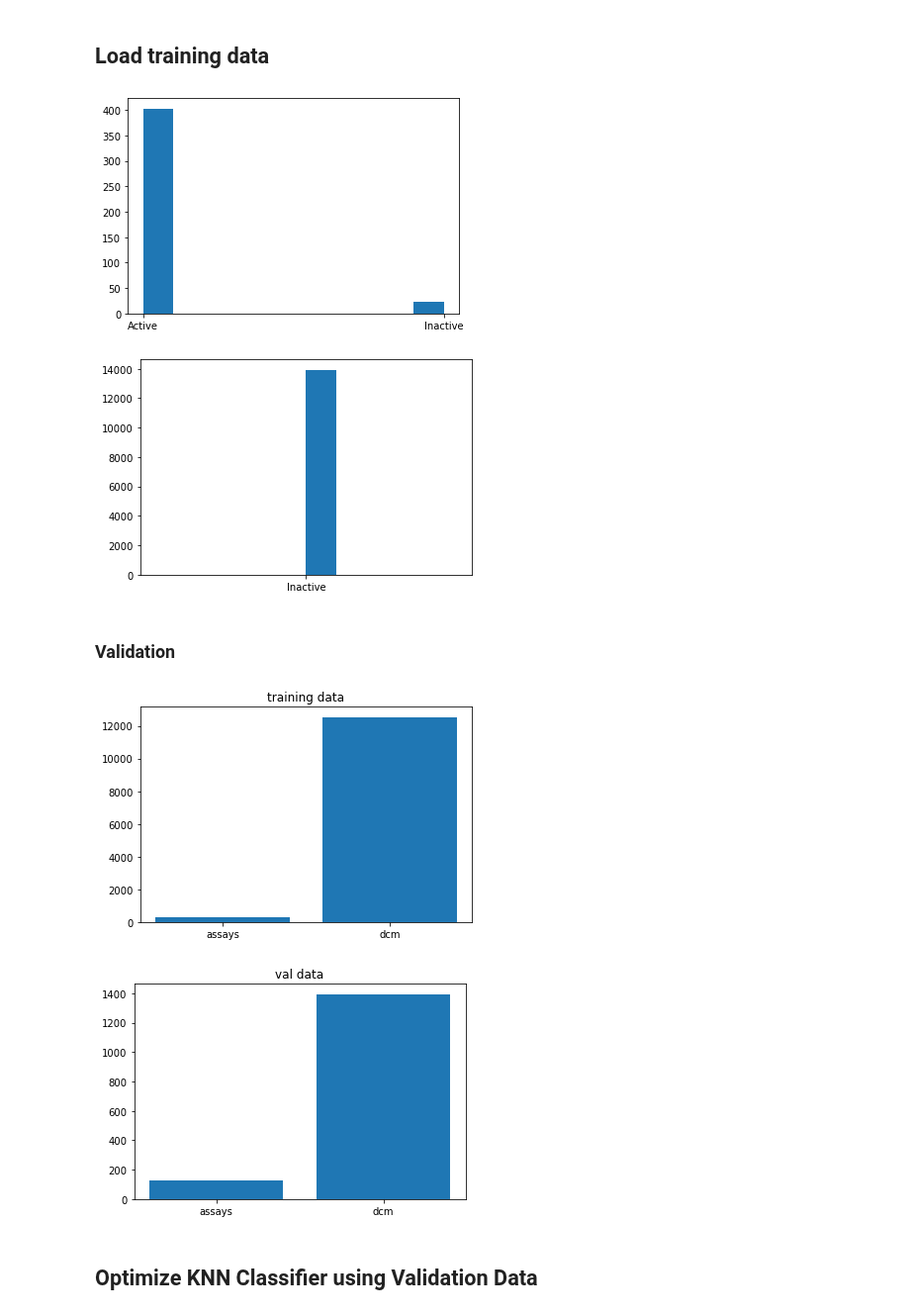
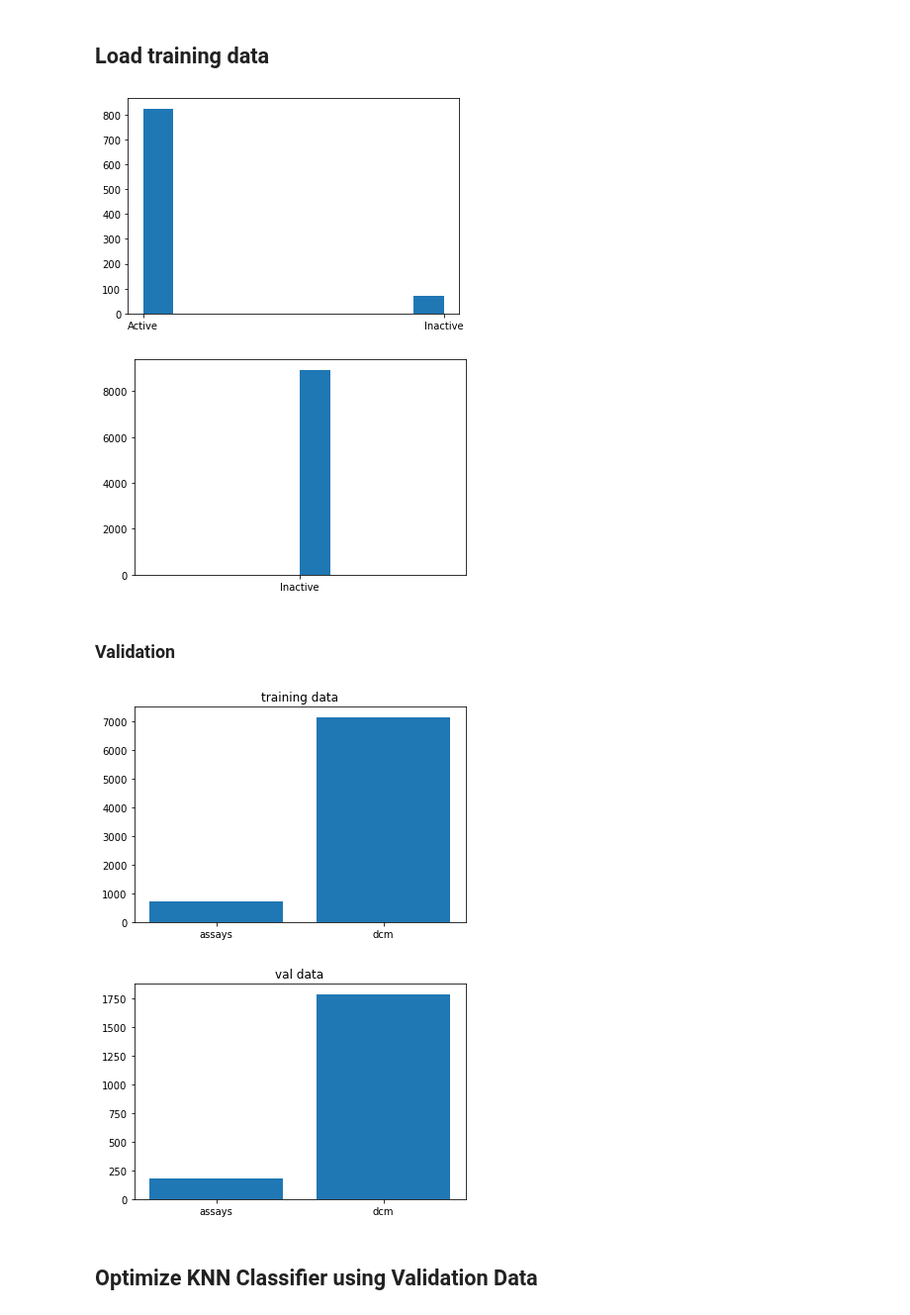
Before and after one commit to srensi/tmprss2, a Jupyter notebook: notebooks/knn.ipynb, the cells around one changed output. Shown at 99% size. Saved outputs shown, nothing was run; the diff lists cells and outputs as text; code cells hidden in the pictures.

```diff
--- a/notebooks/knn.ipynb
+++ b/notebooks/knn.ipynb
@@ -18,7 +18,6 @@ from tqdm.notebook import tqdm
 # training data:
 assays = pd.read_pickle('../processed_data/combined_dataset.pkl')
 assays = assays[assays.activity_target.isin(['Active', 'Inactive'])]  # get rid of any 'Inconclusive'
-assays = assays.dropna(subset=['acvalue_scaled_to_tmprss2'])  # only use data that could be scaled
 
 dcm = pd.read_pickle('../processed_data/DarkChemicalMatter_processed.pkl.gz')
 
@@ -34,39 +33,39 @@ X_assays = np.stack(assays.morgan_fingerprint)
 y_assays = assays.activity_target.values
 assays_hist = plt.hist(y_assays)
 # %% [output]
-[figure, old version]
+[figure, new version]
 # %%
-X_dcm = np.stack(dcm.sample(frac=.1).morgan_fingerprint)
+X_dcm = np.stack(dcm.sample(n=len(assays)*10).morgan_fingerprint)
 y_dcm = ['Inactive'] * len(X_dcm)
 dcm_hist = plt.hist(y_dcm)
 # %% [output]
-[figure, old version]
+[figure, new version]
 # %% [markdown]
 ### Validation
 # %%
 # make a validation set out of some of the assays and some of the dcm
-percent_test_assays = .3  # Make the val set a bit less skewed than the train set
-percent_test_dcm = .1    #
+percent_test_assays = .2  # Make the val set just as skewed as the train set
+percent_test_dcm = .2    #
 random_state = 3 # for reproducibility of train/val split
 
 train_X_assays, val_X_assays, train_y_assays, test_y_assays = train_test_split(X_assays, y_assays, test_size=percent_test_assays, random_state=random_state)
 train_X_dcm, val_X_dcm, train_y_dcm, test_y_dcm = train_test_split(X_dcm, y_dcm, test_size=percent_test_dcm, random_state=random_state)
 
 plt.figure()
 plt.bar(['assays', 'dcm'], [len(train_X_assays), len(train_X_dcm)])
 plt.title('training data')
 
 plt.figure()
 plt.bar(['assays', 'dcm'], [len(val_X_assays), len(val_X_dcm)])
 plt.title('val data')
 
 train_X = np.concatenate([train_X_assays, train_X_dcm], axis=0)
 val_X = np.concatenate([val_X_assays, val_X_dcm], axis=0)
 train_y = np.concatenate([train_y_assays, train_y_dcm], axis=0)
 test_y = np.concatenate([test_y_assays, test_y_dcm], axis=0)
 # %% [output]
-[figure, old version]
+[figure, new version]
-[figure, old version]
+[figure, new version]
 # %% [markdown]
 ## Optimize KNN Classifier using Validation Data
 # %%
```
Also changed, not shown: parts of 23 cells of this notebook, 3 other files.
